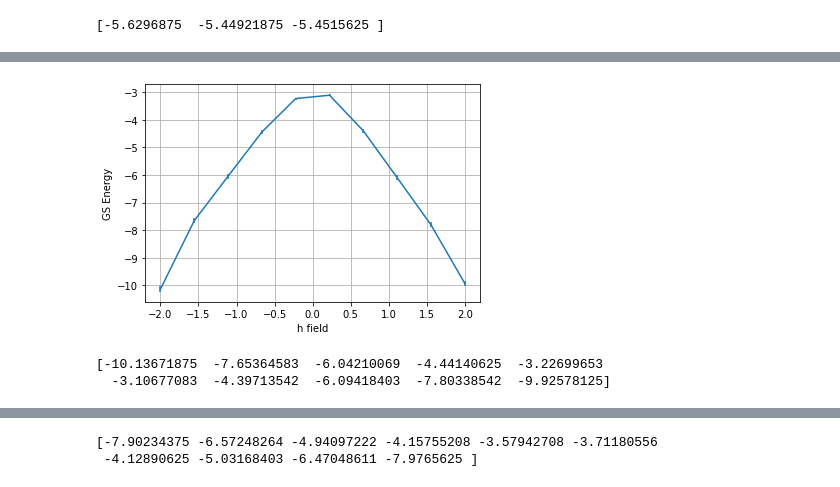
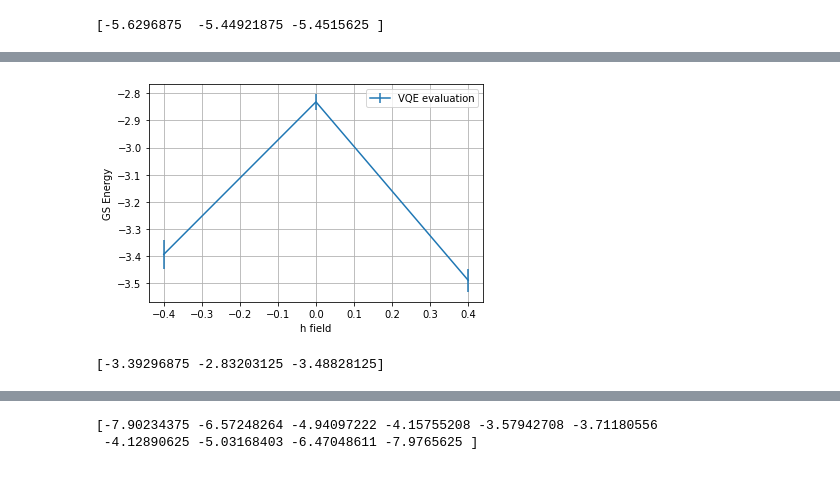
Before and after one commit to anmello/AQM, a Jupyter notebook: thermal_ibm_noise.ipynb, the cells around one changed output, grey strips where cells are left out. Cells and saved outputs as stored; diff of their text form; code cells hidden in the pictures.

```diff
--- a/thermal_ibm_noise.ipynb
+++ b/thermal_ibm_noise.ipynb
@@ -414,43 +410,42 @@ NoiseModel:
 # %%
 # VQE GS ENERGY EVALUATION WITH VARYING MAGNETIC FIELD
 # 0DD PARITY SECTOR
-npme = NumPyMinimumEigensolver()
+
 nqubits=5
 sim_noise = AerSimulator(noise_model=ibm_noise)
 ansatz=EfficientSU2(nqubits, reps=3, entanglement='linear', insert_barriers=True)
 
 transpiled_ansatz=transpile(ansatz, sim_noise)
-h = np.linspace(-2,2,10) #chosen values of h to study the QPT with the presence of noise
+h = [-0.4,0.0,0.4] #chosen values of h to study the QPT with the presence of noise
 energy_5 = np.zeros(len(h))
 y_err = np.zeros(len(h))
 initial_point = np.random.random(ansatz.num_parameters)
 optimizer=SPSA(maxiter=2000)
 
 
 for j in range(len(h)):
 
     H5 = ham_generator(nqubits,h[j],J)
 
     clear_info()
 
     local_vqe = VQE(ansatz=transpiled_ansatz,
                 optimizer=optimizer,
                 initial_point=initial_point,
                 quantum_instance=AerSimulator(noise_model=ibm_noise),
                 callback=callback)
     local_result = local_vqe.compute_minimum_eigenvalue(H5)
     energy_5[j] = local_result.eigenvalue
     y_err[j]=intermediate_info['stddev'][-1] # for the standard deviation on energy with different values of h
 plt.xlabel('h field')
 plt.ylabel('GS Energy')
 plt.errorbar(h,energy_5,yerr=y_err,label='VQE evaluation')
-
+plt.legend()
 plt.grid()
 plt.show()
 # %% [output]
-[figure, old version]
+[figure, new version]
 # %%
 print(energy_5)
 # %% [output]
-[-10.13671875  -7.65364583  -6.04210069  -4.44140625  -3.22699653
-  -3.10677083  -4.39713542  -6.09418403  -7.80338542  -9.92578125]
+[-3.39296875 -2.83203125 -3.48828125]
```
Also changed, not shown: parts of 15 cells of this notebook, 1 other file.
